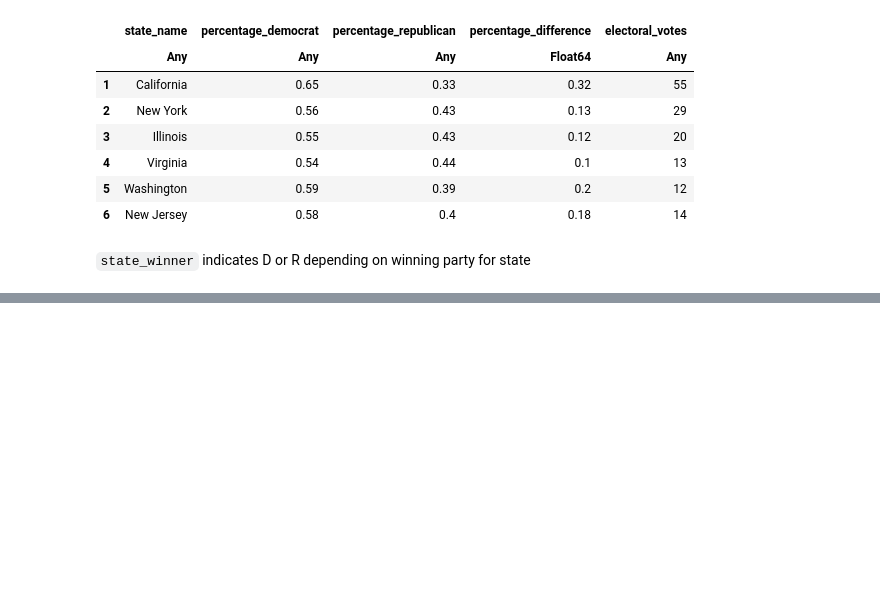
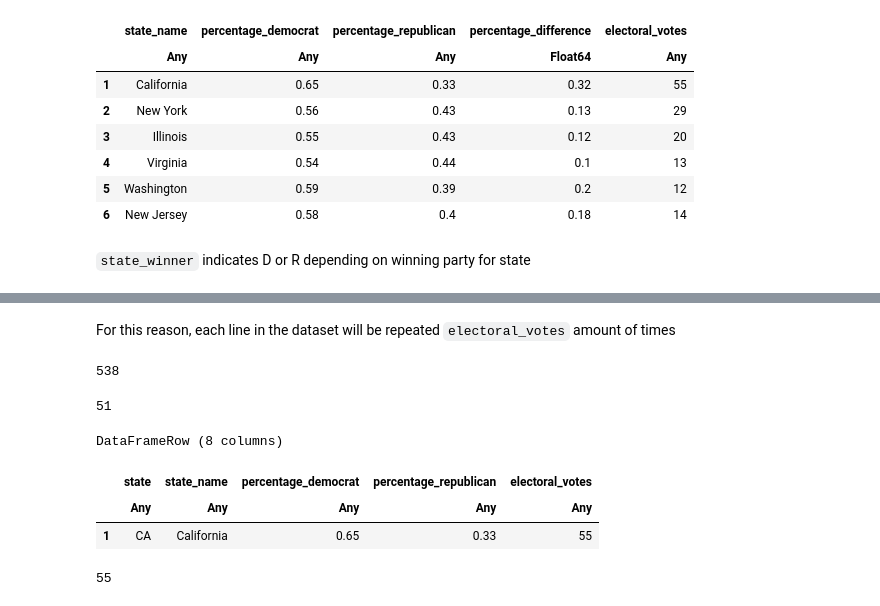
Before and after one commit to noriolg/us2020election, a Jupyter notebook: Plotting.ipynb, the cells around one changed output, grey strips where cells are left out. Drawn from its saved outputs; the diff is of its cells as text; code cells hidden in the pictures; blank space fills up the shorter version.

```diff
--- a/Plotting.ipynb
+++ b/Plotting.ipynb
@@ -120,0 +127,6 @@ xlabel!("Prices in June 2019")
+# %% [markdown]
+For this reason, each line in the dataset will be repeated `electoral_votes` amount of times
+# %%
+total_electoral_votes = sum(df[:,:electoral_votes])
+# %% [output]
+538
@@ -120,0 +135,15 @@ xlabel!("Prices in June 2019")
+# %%
+size(df,1)
+# %% [output]
+51
+# %%
+state_info = df[1,:]
+# %% [output]
+DataFrameRow (8 columns)
+|  | state | state_name | percentage_democrat | percentage_republican | electoral_votes |
+|  | Any | Any | Any | Any | Any |
+| 1 | CA | California | 0.65 | 0.33 | 55 |
+# %%
+electoral_votes = state_info[:electoral_votes]
+# %% [output]
+55
```
Also changed, not shown: parts of 12 cells of this notebook.
